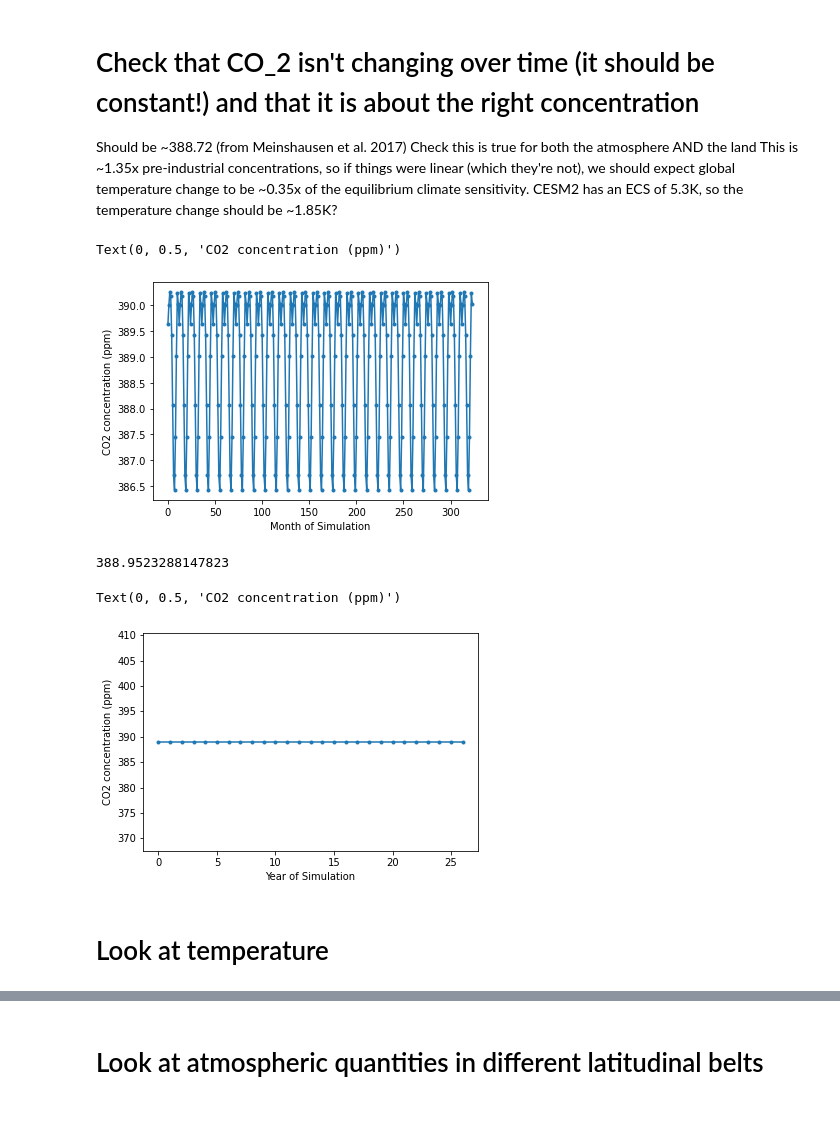
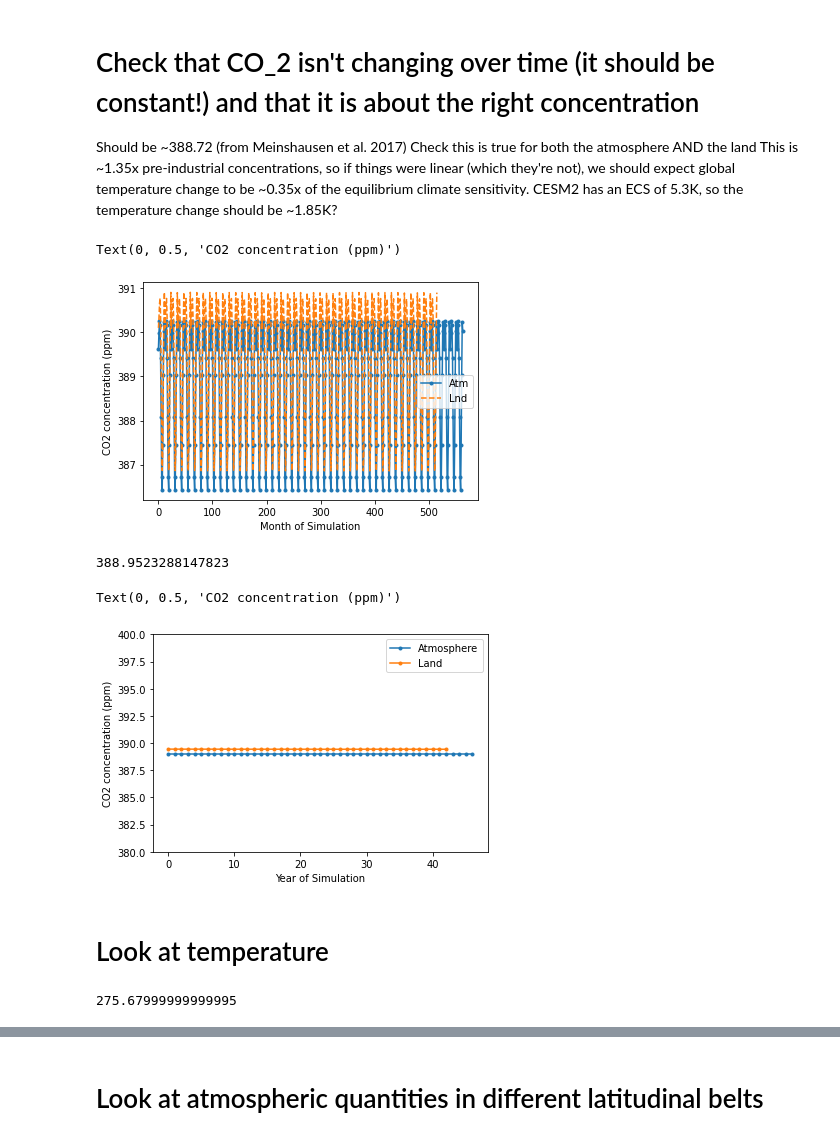
Before and after one commit to czarakas/coupled_PPE, a Jupyter notebook: code/check_simulations/Check_spin_up_after_doing_postproc.ipynb, the cells around one changed output, grey strips where cells are left out. Saved outputs shown, nothing was run; the diff lists cells and outputs as text; code cells hidden in the pictures.

```diff
--- a/code/check_simulations/Check_spin_up_after_doing_postproc.ipynb
+++ b/code/check_simulations/Check_spin_up_after_doing_postproc.ipynb
@@ -42,23 +44,32 @@ Check this is true for both the atmosphere AND the land
 This is ~1.35x pre-industrial concentrations, so if things were linear (which they're not), we should expect global temperature change to be ~0.35x of the equilibrium climate sensitivity. CESM2 has an ECS of 5.3K, so the temperature change should be ~1.85K?
 # %%
 ds_atm=get_variable(domain='atm',var='co2vmr',h='h0')
+# %%
+pbot=get_variable(domain='lnd',var='PBOT',h='h0')
+pco2=get_variable(domain='lnd',var='PCO2',h='h0')
+co2ppm = (pco2.PCO2/pbot.PBOT)*1e6
 # %%
-plt.plot(ds_atm.co2vmr*1e6,'.-')
+plt.plot(ds_atm.co2vmr*1e6,'.-', label='Atm')
+plt.plot((co2ppm*landweights).sum(dim=['lat','lon']),'--', label='Lnd')
+plt.legend()
 plt.xlabel('Month of Simulation')
 plt.ylabel('CO2 concentration (ppm)')
 # %% [output]
 Text(0, 0.5, 'CO2 concentration (ppm)')
-[figure, old version]
+[figure, new version]
 # %%
 print(ds_atm.co2vmr.mean(dim='time').values*1e6)
 # %% [output]
 388.9523288147823
 # %%
-plt.plot(ds_atm.co2vmr.groupby('time.year').mean()*1e6,'.-')
+plt.plot(ds_atm.co2vmr.groupby('time.year').mean()*1e6,'.-', label='Atmosphere')
+plt.plot((co2ppm*landweights).sum(dim=['lat','lon']).groupby('time.year').mean(),'.-', label='Land')
+plt.legend()
+plt.ylim([380,400])
 plt.xlabel('Year of Simulation')
 plt.ylabel('CO2 concentration (ppm)')
 # %% [output]
 Text(0, 0.5, 'CO2 concentration (ppm)')
-[figure, old version]
+[figure, new version]
 # %% [markdown]
 # Look at temperature
@@ -64,0 +79,4 @@ Text(0, 0.5, 'CO2 concentration (ppm)')
+# %%
+print(np.nanmean(ds_check.n2ovmr*1e9))
+# %% [output]
+275.67999999999995
```
Also changed, not shown: parts of 17 cells of this notebook, 3 other files.
